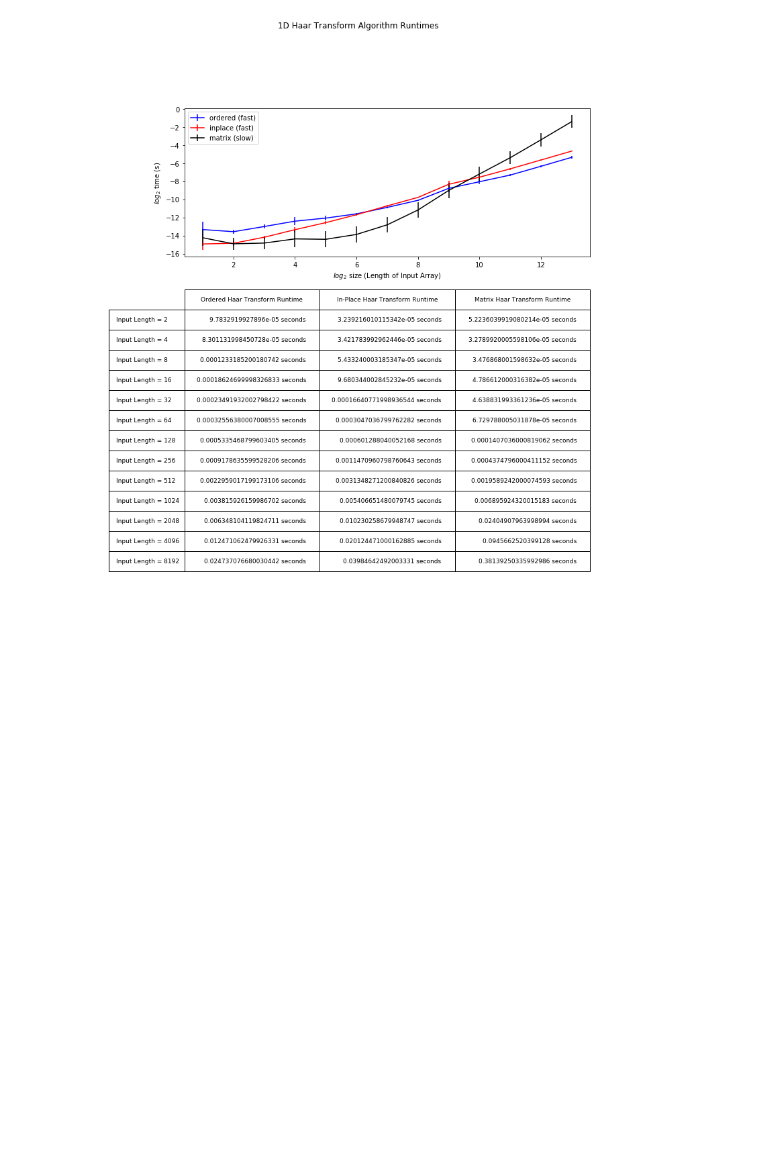
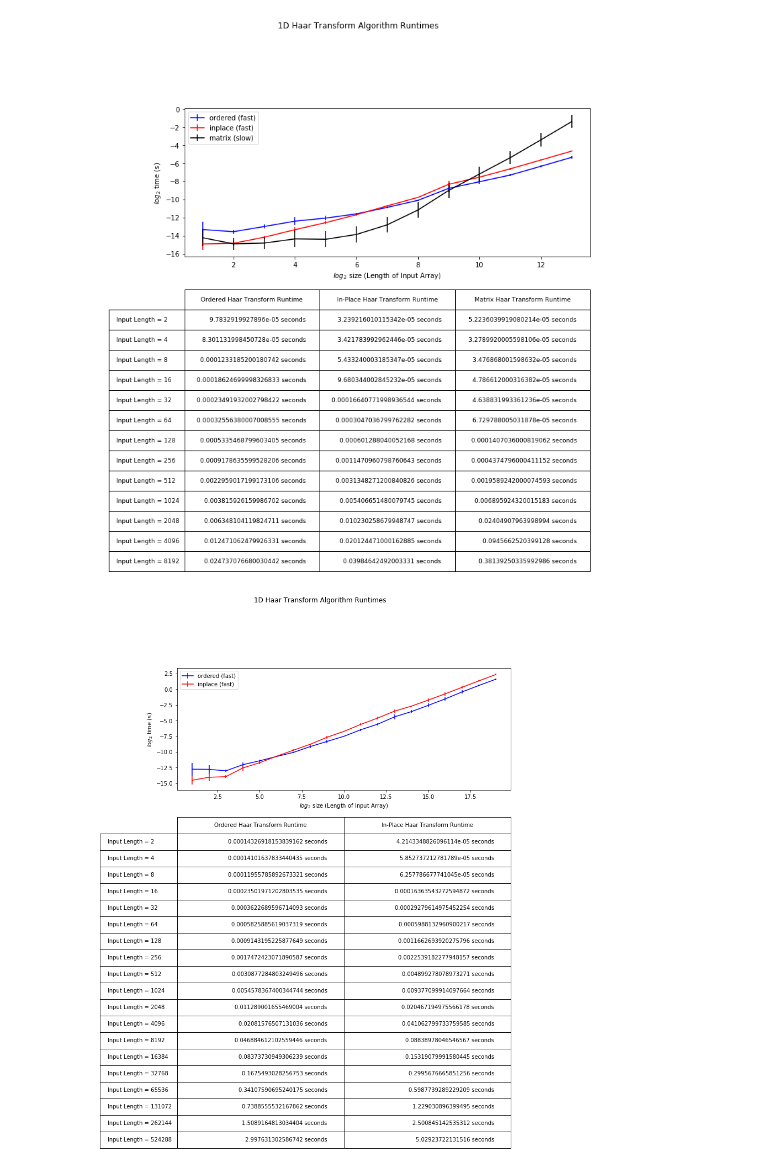
Before and after one commit to DDiPuma/FWT, a Jupyter notebook: Brendan_Workbook.ipynb, the cells around one changed output. Cells and saved outputs as stored; diff of their text form; code cells hidden in the pictures; blank space fills up the shorter version.

```diff
--- a/Brendan_Workbook.ipynb
+++ b/Brendan_Workbook.ipynb
@@ -112,3 +106,7 @@ def matrix_1d_haar_transform(signal):
+# %%
+fast_one_dim_forward_benchmark()
+# %% [output]
+[figure, added]
 # %%
 signal = [1,2,3,4]
 matrix_1d_haar_transform(signal)
```
Also changed, not shown: parts of 1 cell of this notebook, 1 other file.
